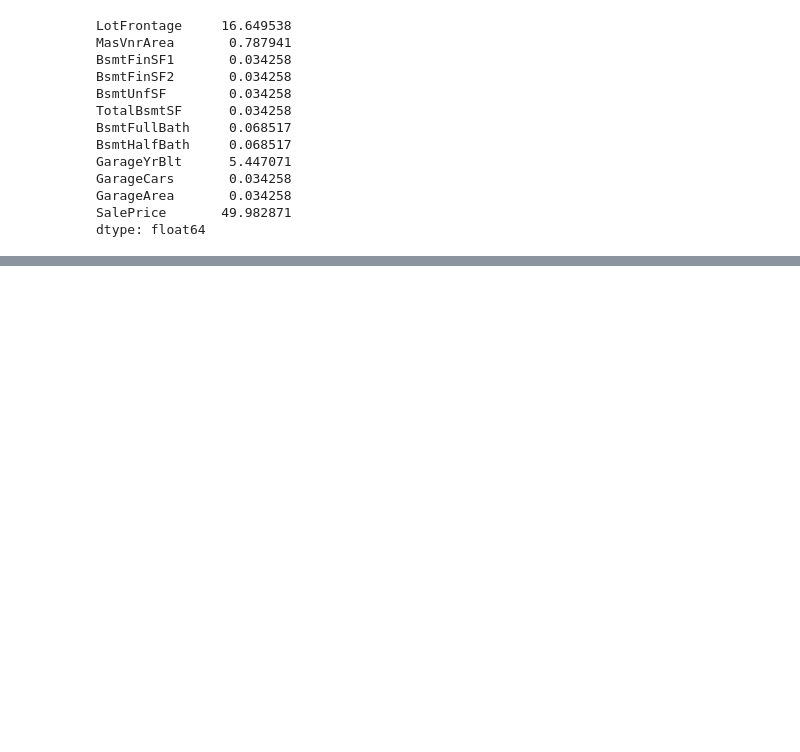
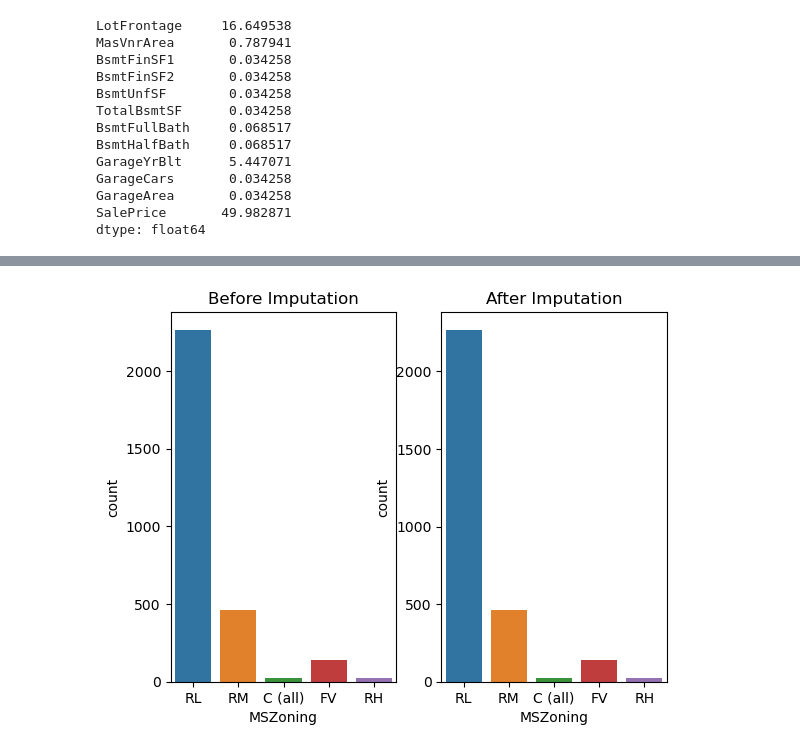
Before and after one commit to surajpoddar-ml/House-price--predictor, a Jupyter notebook: Machine L/src/main.ipynb, the cells around one changed output, grey strips where cells are left out. Saved outputs shown, nothing was run; the diff lists cells and outputs as text; code cells hidden in the pictures; blank space fills up the shorter version.

```diff
--- a/Machine L/src/main.ipynb
+++ b/Machine L/src/main.ipynb
@@ -290,0 +301,3 @@ def plot_data(df, df_new, feature):
+# %%
+## backing up origianl data frame
+df_mvi=df.copy()
@@ -290,0 +313,6 @@ def plot_data(df, df_new, feature):
+# %%
+#compare before and after imputation
+feature="MSZoning"
+plot_data(df,df_mvi,feature)
+# %% [output]
+[figure, added]
```
Also changed, not shown: parts of 2 cells of this notebook.
